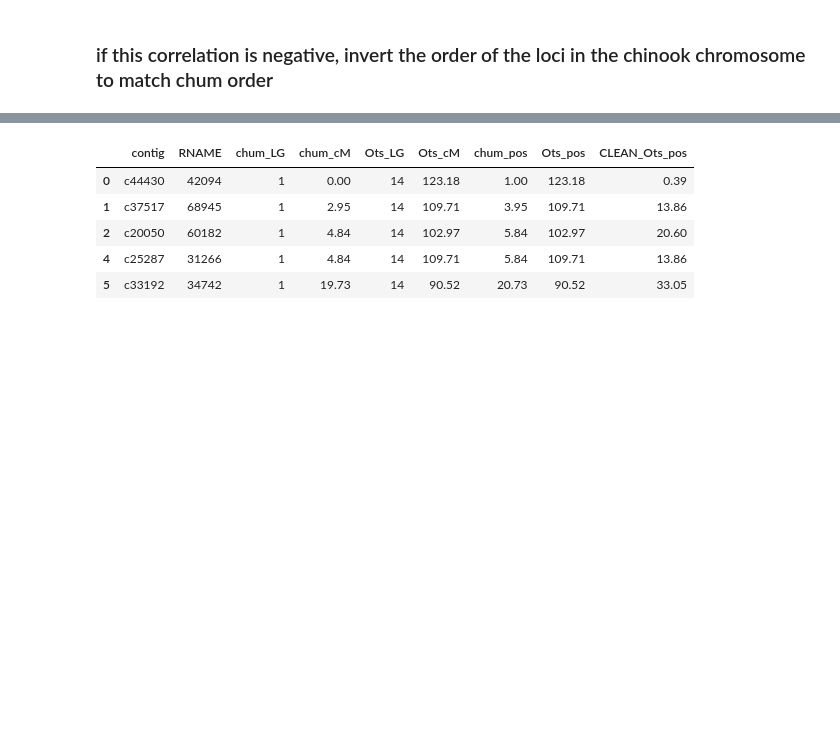
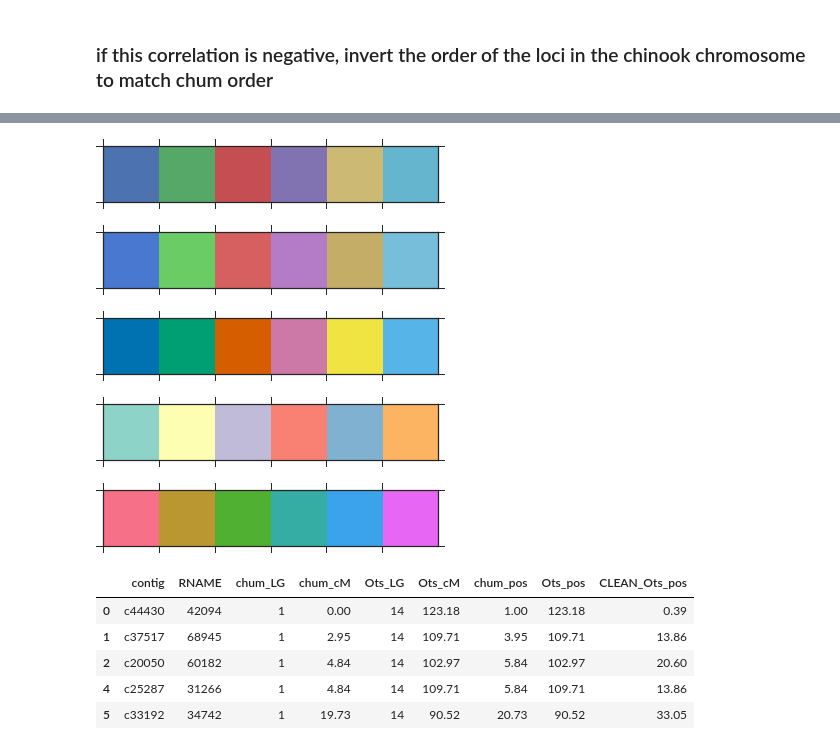
Before and after one commit to rwaples/chum_populations, a Jupyter notebook: Align to Chinook.ipynb, the cells around one changed output, grey strips where cells are left out. Saved outputs shown, nothing was run; the diff lists cells and outputs as text; code cells hidden in the pictures; blank space fills up the shorter version.

```diff
--- a/Align to Chinook.ipynb
+++ b/Align to Chinook.ipynb
@@ -394,3 +439,15 @@ plt.show()
+# %%
+sns.palplot(sns.color_palette("deep"))
+sns.palplot(sns.color_palette("muted"))
+sns.palplot(sns.color_palette("colorblind"))
+sns.palplot(sns.color_palette("Set3", n_colors=6, desat=1))
+sns.palplot(sns.color_palette("husl"))
+# %% [output]
+[figure, added]
+[figure, added]
+[figure, added]
+[figure, added]
+[figure, added]
 # %%
 synteny_summary.head()
 # %% [output]
```
Also changed, not shown: parts of 18 cells of this notebook, 1 other file.
